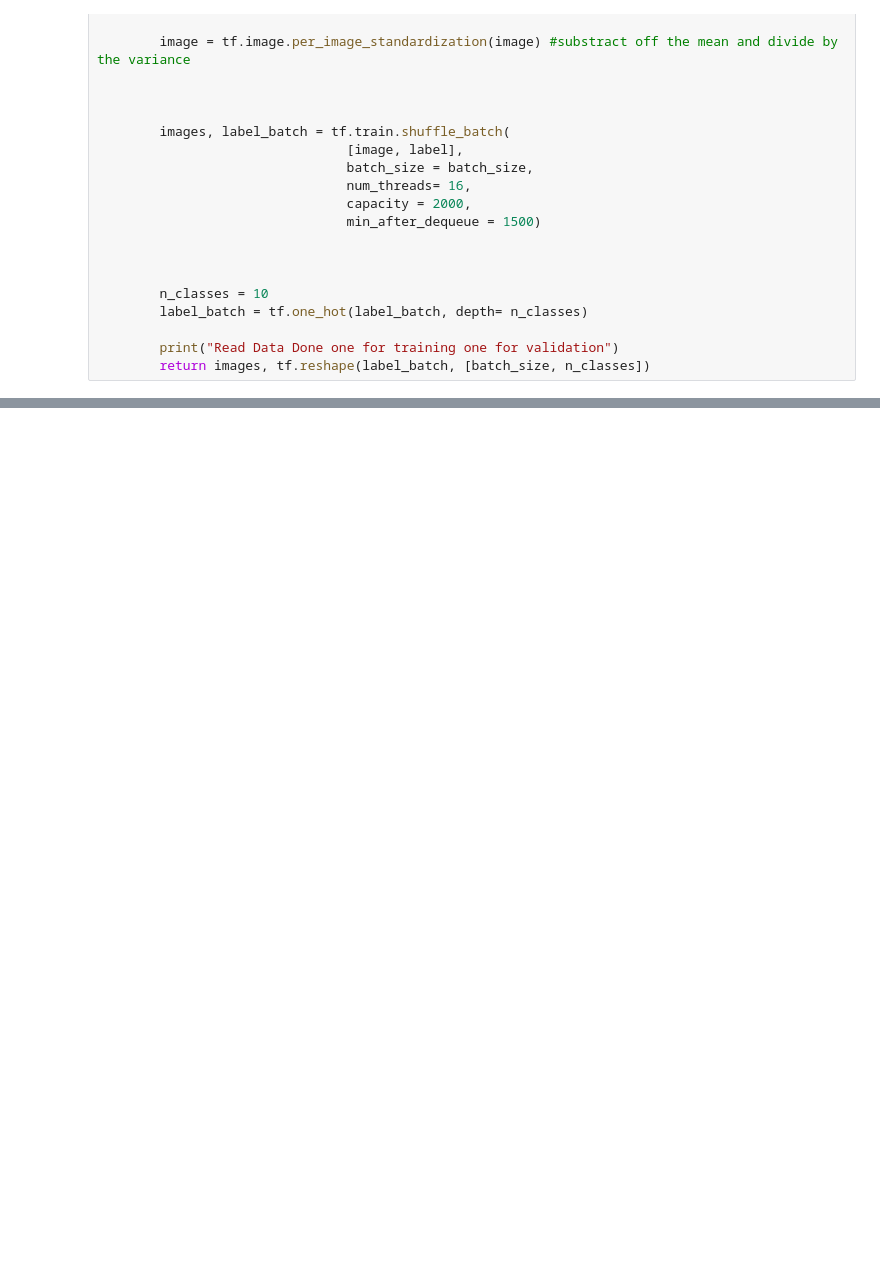
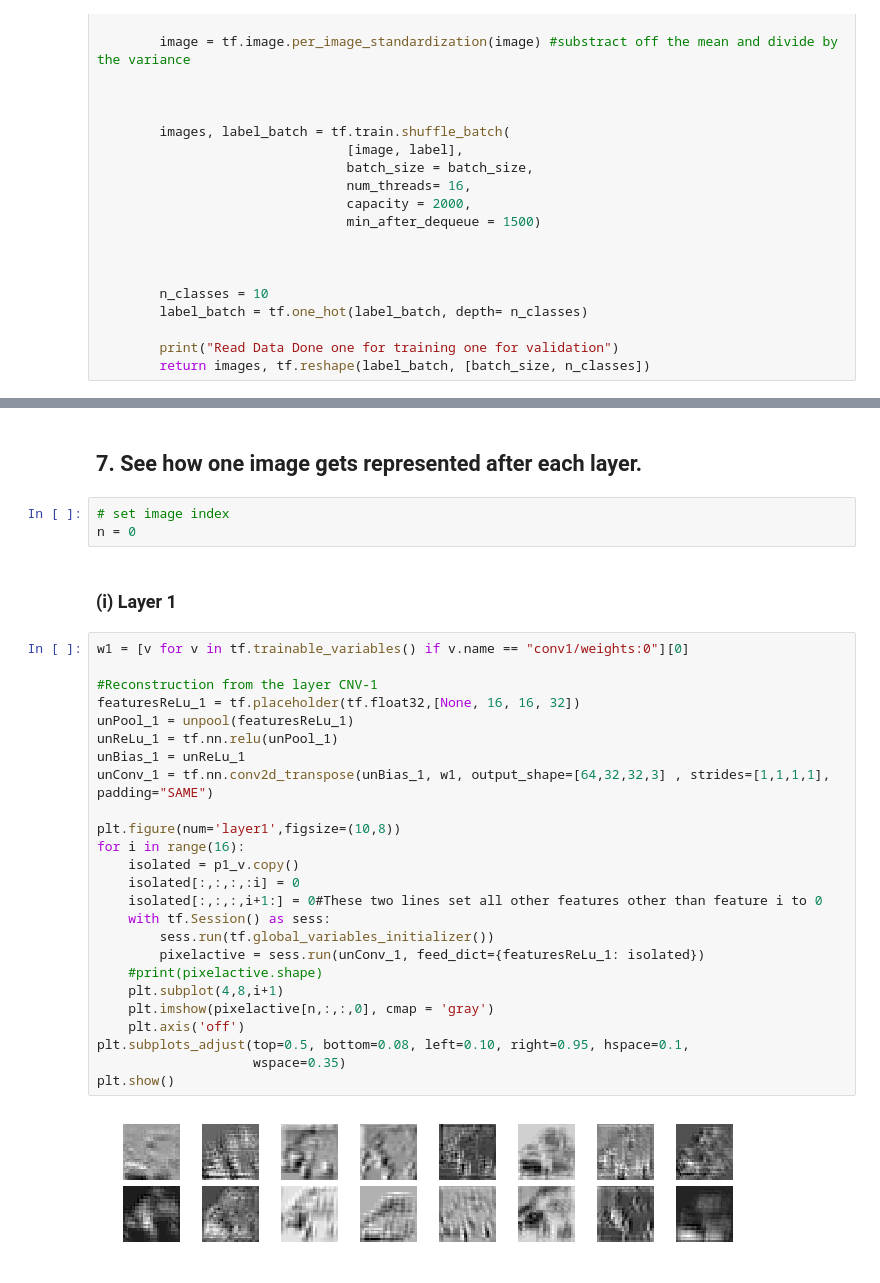
Before and after one commit to bpeng93/AML_Project, a Jupyter notebook: SVHN_CIFAR10.ipynb, the cells around one changed output, grey strips where cells are left out. Saved outputs shown, nothing was run; the diff lists cells and outputs as text; blank space fills up the shorter version.

```diff
--- a/SVHN_CIFAR10.ipynb
+++ b/SVHN_CIFAR10.ipynb
@@ -696,0 +699,34 @@ display_features(
+# %% [markdown]
+## 7. See how one image gets represented after each layer.
+# %%
+# set image index
+n = 0
+# %% [markdown]
+### (i) Layer 1
+# %%
+w1 = [v for v in tf.trainable_variables() if v.name == "conv1/weights:0"][0]
+
+#Reconstruction from the layer CNV-1
+featuresReLu_1 = tf.placeholder(tf.float32,[None, 16, 16, 32])
+unPool_1 = unpool(featuresReLu_1)
+unReLu_1 = tf.nn.relu(unPool_1)
+unBias_1 = unReLu_1
+unConv_1 = tf.nn.conv2d_transpose(unBias_1, w1, output_shape=[64,32,32,3] , strides=[1,1,1,1], padding="SAME")
+
+plt.figure(num='layer1',figsize=(10,8))
+for i in range(16):
+    isolated = p1_v.copy()
+    isolated[:,:,:,:i] = 0
+    isolated[:,:,:,i+1:] = 0#These two lines set all other features other than feature i to 0
+    with tf.Session() as sess:
+        sess.run(tf.global_variables_initializer())
+        pixelactive = sess.run(unConv_1, feed_dict={featuresReLu_1: isolated})
+    #print(pixelactive.shape)
+    plt.subplot(4,8,i+1)
+    plt.imshow(pixelactive[n,:,:,0], cmap = 'gray')
+    plt.axis('off')
+plt.subplots_adjust(top=0.5, bottom=0.08, left=0.10, right=0.95, hspace=0.1,
+                    wspace=0.35)
+plt.show()
+# %% [output]
+[figure, added]
```
Also changed, not shown: parts of 29 cells of this notebook.
